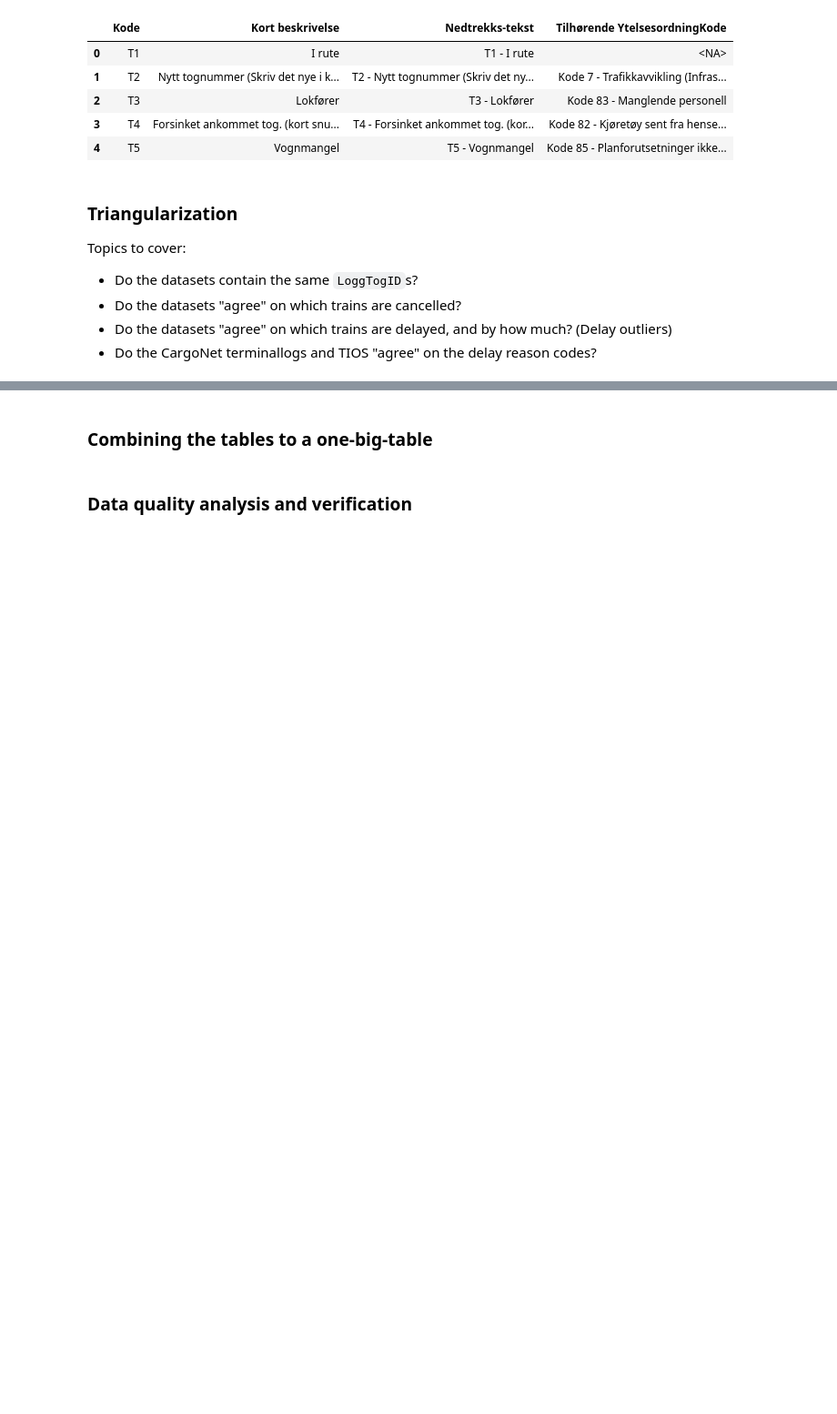
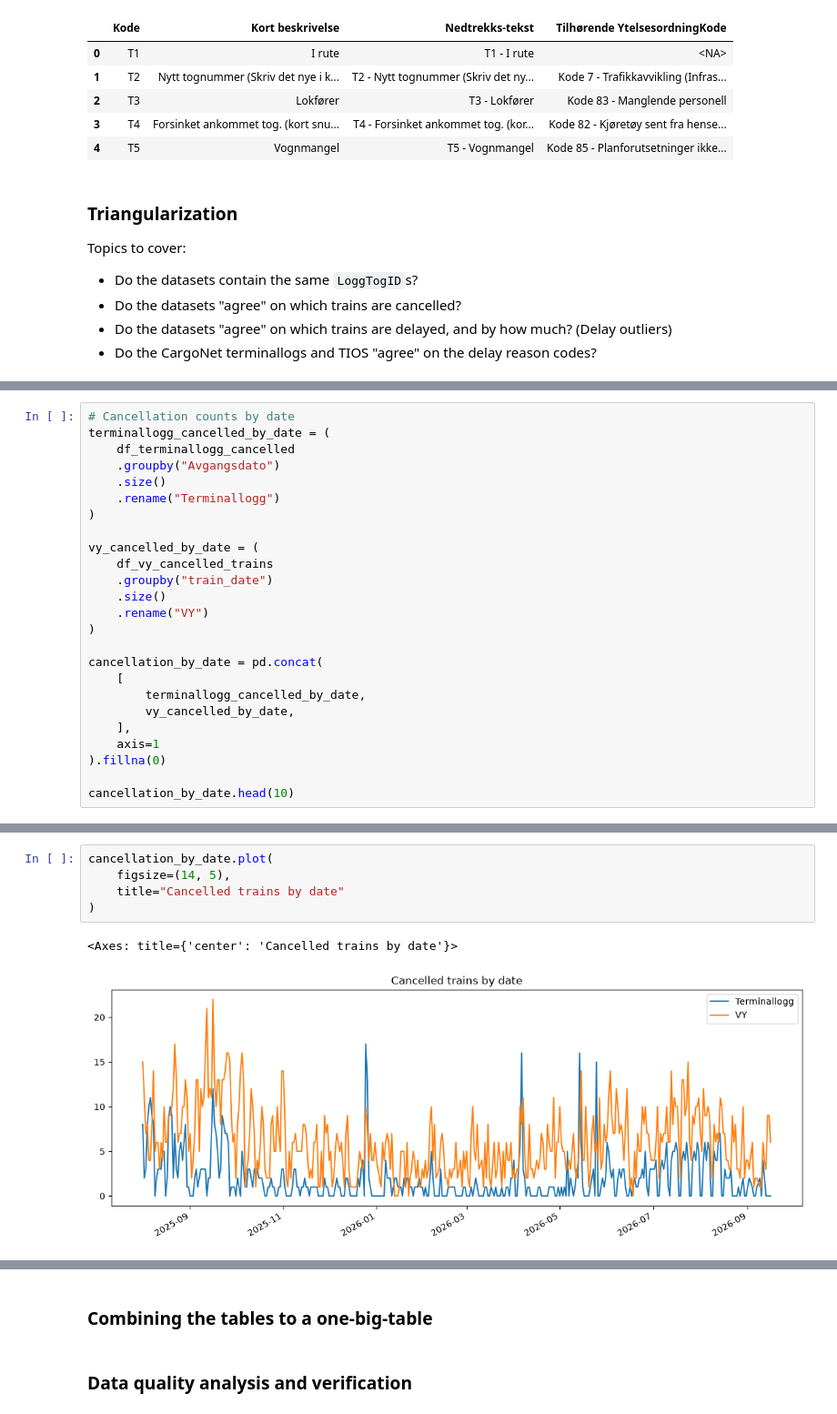
Before and after one commit to KriStrom/masteroppgave26SixSigmaDataanalyse, a Jupyter notebook: 01_measure_phase/01_01_data_quality_analysis.ipynb, the cells around one changed output, grey strips where cells are left out. Shown at 91% size. Cells and saved outputs as stored; diff of their text form; blank space fills up the shorter version.

```diff
--- a/01_measure_phase/01_01_data_quality_analysis.ipynb
+++ b/01_measure_phase/01_01_data_quality_analysis.ipynb
@@ -5286,0 +5472,25 @@ Topics to cover:
+# %%
+# Cancellation counts by date
+terminallogg_cancelled_by_date = (
+    df_terminallogg_cancelled
+    .groupby("Avgangsdato")
+    .size()
+    .rename("Terminallogg")
+)
+
+vy_cancelled_by_date = (
+    df_vy_cancelled_trains
+    .groupby("train_date")
+    .size()
+    .rename("VY")
+)
+
+cancellation_by_date = pd.concat(
+    [
+        terminallogg_cancelled_by_date,
+        vy_cancelled_by_date,
+    ],
+    axis=1
+).fillna(0)
+
+cancellation_by_date.head(10)
@@ -5286,0 +5509,8 @@ Topics to cover:
+# %%
+cancellation_by_date.plot(
+    figsize=(14, 5),
+    title="Cancelled trains by date"
+)
+# %% [output]
+<Axes: title={'center': 'Cancelled trains by date'}>
+[figure, added]
```
Also changed, not shown: parts of 47 cells of this notebook.
